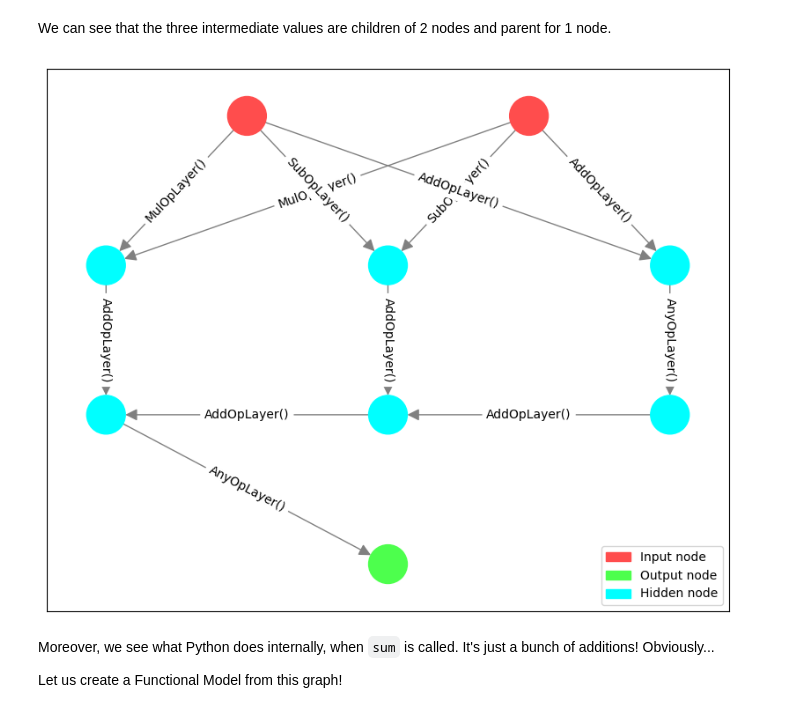
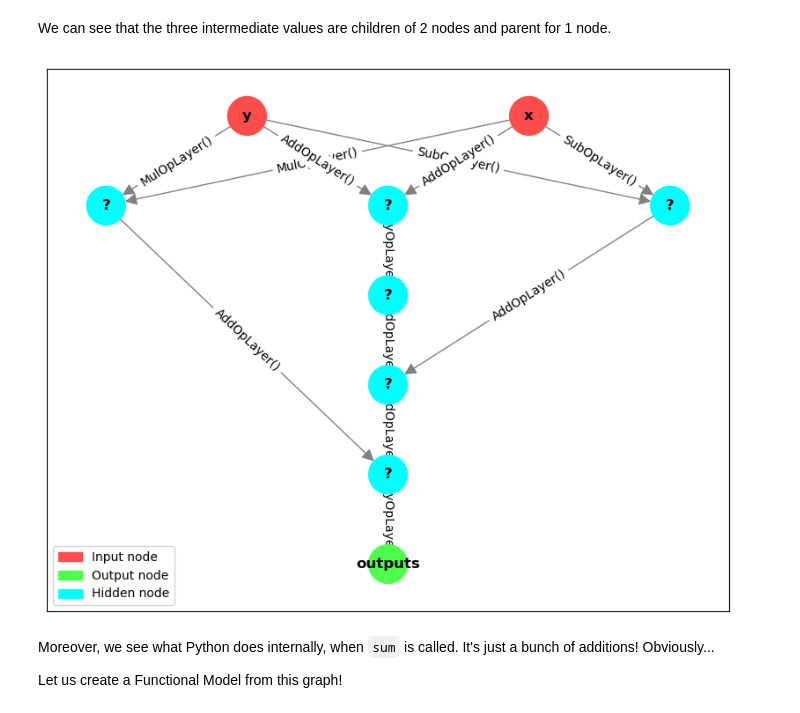
Before and after one commit to sjmikler/pytorch-symbolic, a Jupyter notebook: gentle-introduction.ipynb, the cells around one changed output. Saved outputs shown, nothing was run; the diff lists cells and outputs as text; code cells hidden in the pictures.

```diff
--- a/gentle-introduction.ipynb
+++ b/gentle-introduction.ipynb
@@ -118,9 +124,11 @@ intermediate_values
 We can see that the three intermediate values are children of 2 nodes and parent for 1 node.
 # %%
 plt.figure(figsize=(10, 8))
-gr = draw_computation_graph(inputs=(x, y), node_text_func=lambda x: "")
+gr = graph_algorithms.draw_graph(
+    inputs=(x, y), outputs=outputs, node_text_namescope=globals(), rotate_labels=True
+)
 # %% [output]
-[figure, old version]
+[figure, new version]
 # %% [markdown]
 Moreover, we see what Python does internally, when `sum` is called. It's just a bunch of additions! Obviously...
 
```
Also changed, not shown: parts of 26 cells of this notebook, 8 other files.
